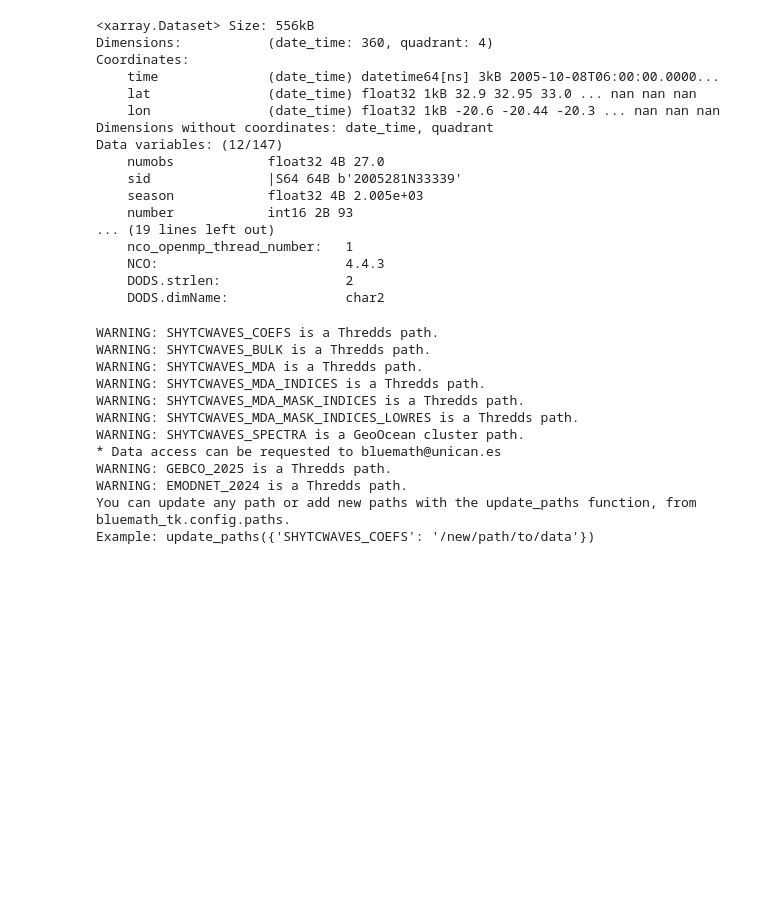
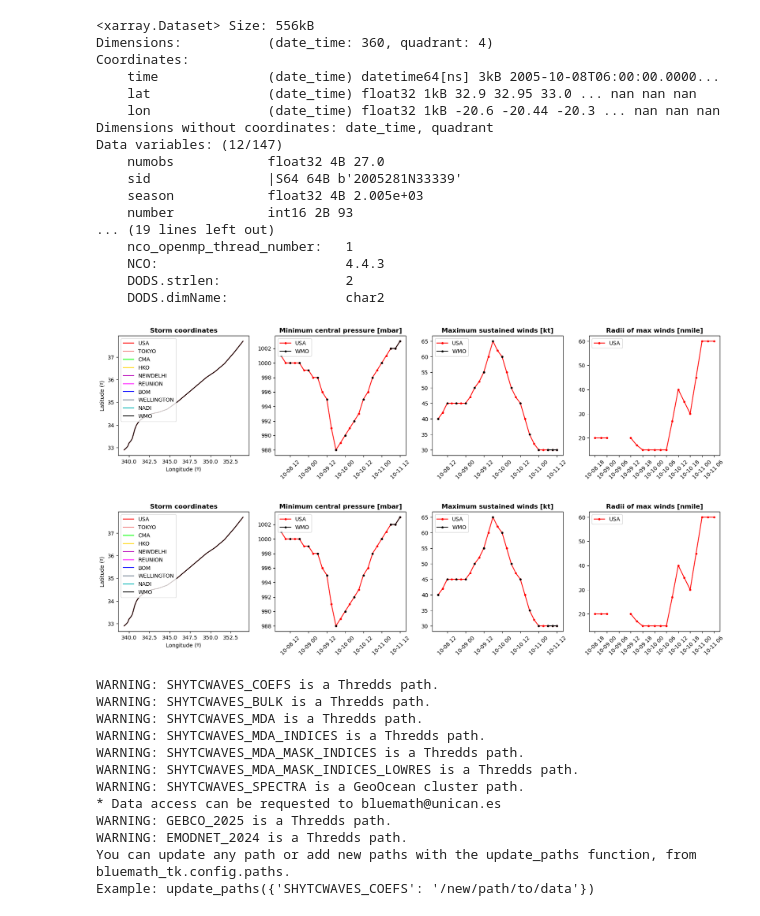
Before and after one commit to GeoOcean/BlueMath, a Jupyter notebook: climate_services/hindcast/GreenSurge_Cadiz/03_Reconstruction.ipynb, the cells around one changed output. Cells and saved outputs as stored; diff of their text form; code cells hidden in the pictures; blank space fills up the shorter version.

```diff
--- a/climate_services/hindcast/GreenSurge_Cadiz/03_Reconstruction.ipynb
+++ b/climate_services/hindcast/GreenSurge_Cadiz/03_Reconstruction.ipynb
@@ -60,6 +61,13 @@ Data variables: (12/147)
     NCO:                        4.4.3
     DODS.strlen:                2
     DODS.dimName:               char2
+# %%
+from bluemath_tk.tcs.tracks import check_and_plot_track_data
+
+check_and_plot_track_data(storm)
+# %% [output]
+[figure, added]
+[figure, added]
 # %%
 from bluemath_tk.tcs.tracks import (
     historic_track_interpolation,
```
Also changed, not shown: parts of 13 cells of this notebook, 2 other files.
